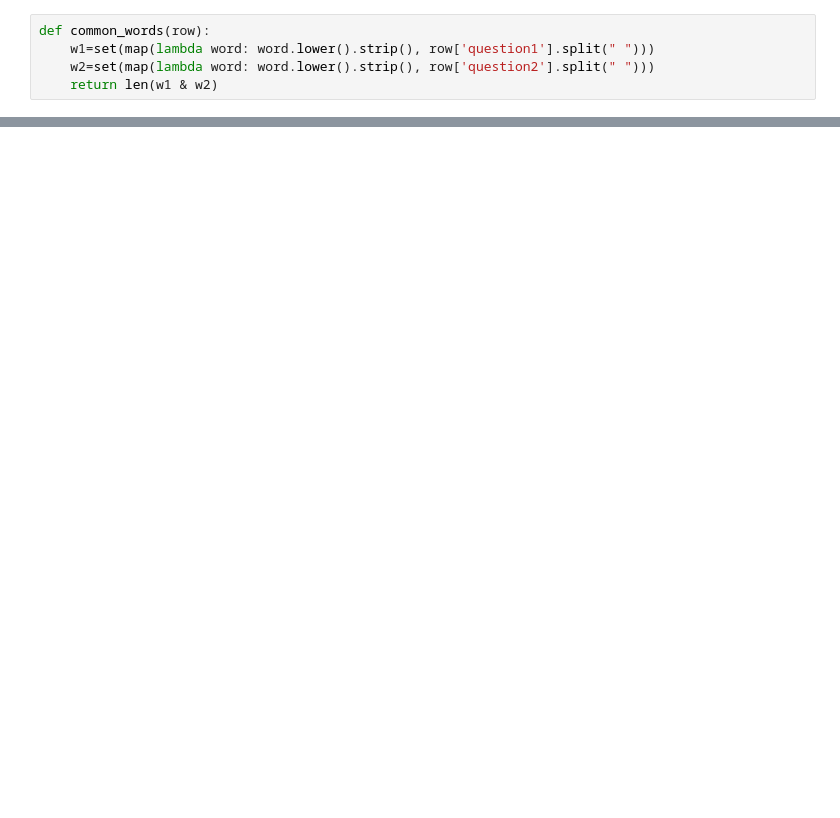
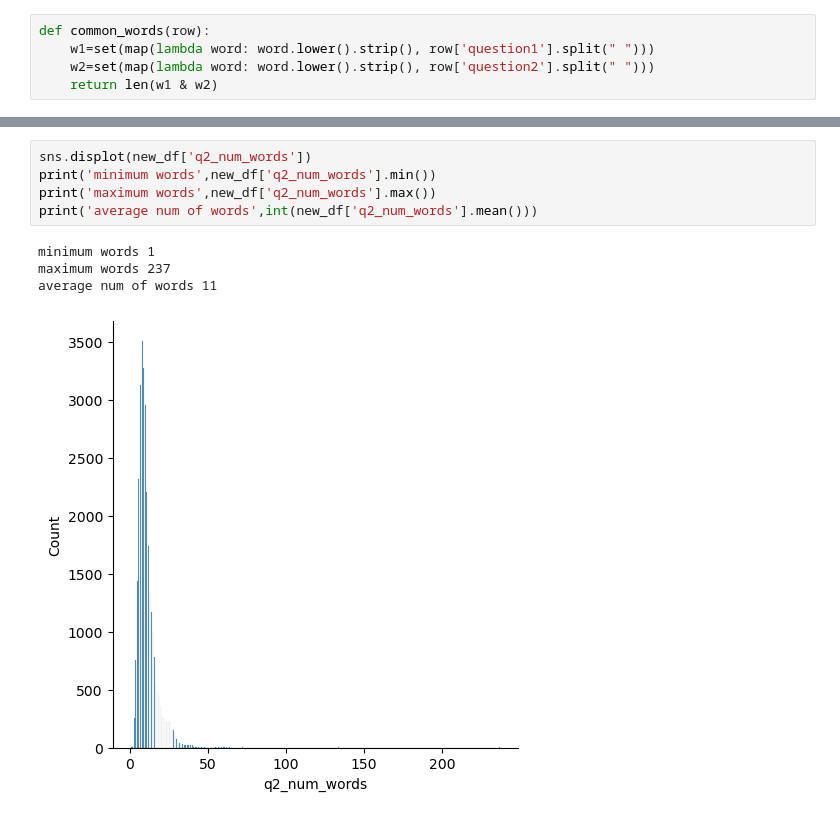
Before and after one commit to suryapratap1051/nlp-quira, a Jupyter notebook: 3.ipynb, the cells around one changed output, grey strips where cells are left out. Saved outputs shown, nothing was run; the diff lists cells and outputs as text; blank space fills up the shorter version.

```diff
--- a/3.ipynb
+++ b/3.ipynb
@@ -134,0 +191,10 @@ new_df.head()
+# %%
+sns.displot(new_df['q2_num_words'])
+print('minimum words',new_df['q2_num_words'].min())
+print('maximum words',new_df['q2_num_words'].max())
+print('average num of words',int(new_df['q2_num_words'].mean()))
+# %% [output]
+minimum words 1
+maximum words 237
+average num of words 11
+[figure, added]
```
Also changed, not shown: parts of 17 cells of this notebook.
